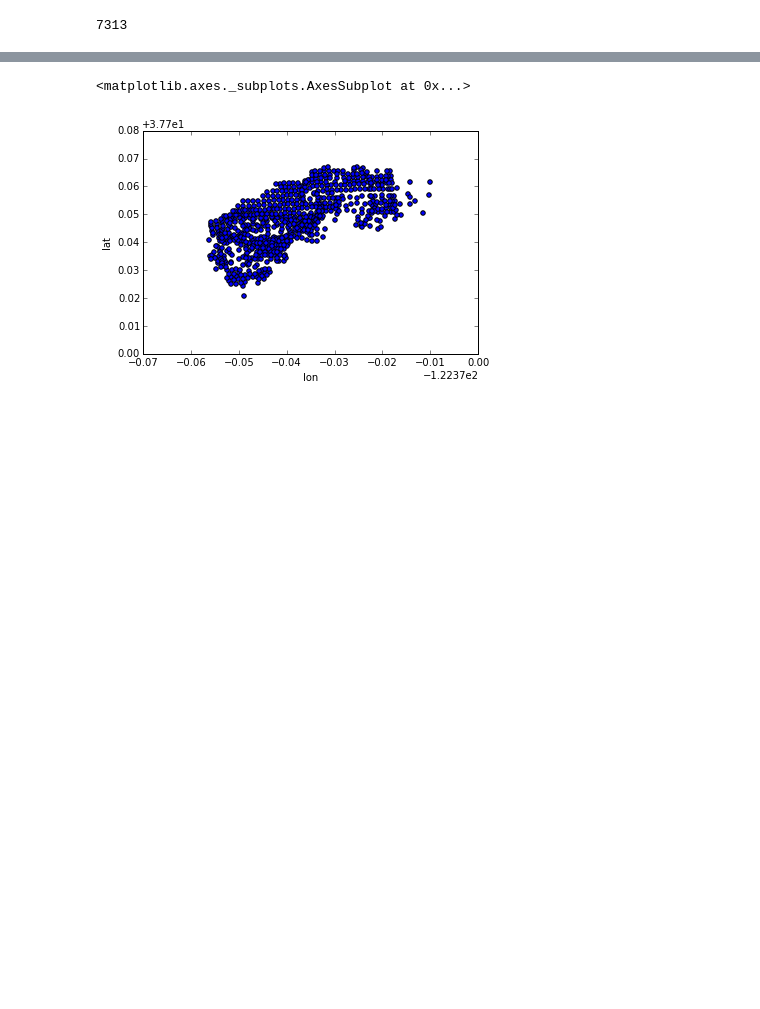
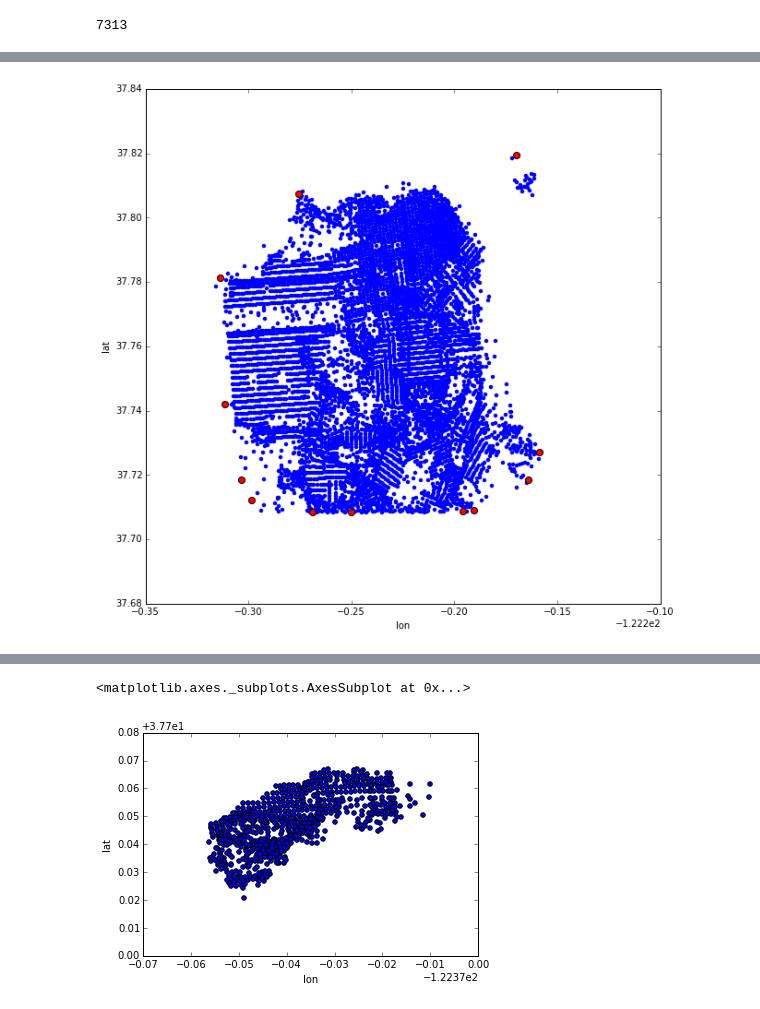
Before and after one commit to crupley/hoodie-development, a Jupyter notebook: explore/make shapes.ipynb, the cells around one changed output, grey strips where cells are left out. Drawn from its saved outputs; the diff is of its cells as text; code cells hidden in the pictures; blank space fills up the shorter version.

```diff
--- a/explore/make shapes.ipynb
+++ b/explore/make shapes.ipynb
@@ -611,5 +614,5 @@ len(polys)
 # %%
-parr = np.array(polys)
+parr = pd.Series(polys)
 parr.shape
 # %% [output]
 (7325,)
@@ -636,3 +656,7 @@ WARNING:shapely.geos:Self-intersection at or near point -122.51310270372879 37.7
 sum(validbool)
 # %% [output]
 7313
+# %%
+# bad polygons
+bp = parr[np.invert(validbool)]
+bp
@@ -638,0 +699,7 @@ sum(validbool)
+# %%
+fdf.plot(kind='scatter', x='lon', y='lat', linewidths=0, figsize=(10,10))
+
+for i in bp.index:
+    plt.scatter(fdf.iloc[i].lon, fdf.iloc[i].lat, s=50, c='red')
+# %% [output]
+[figure, added]
```
Also changed, not shown: parts of 23 cells of this notebook, 1 other file.
